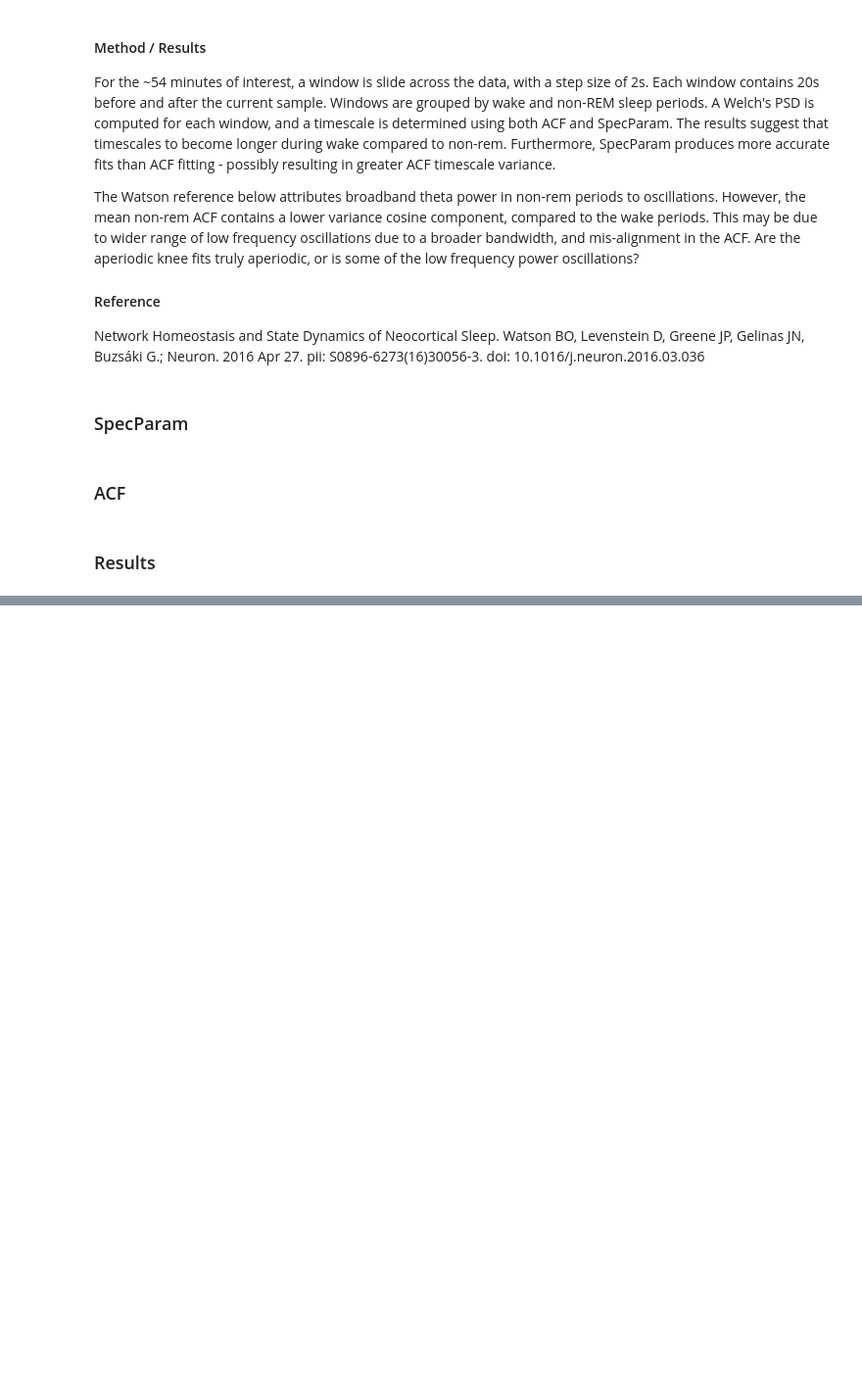
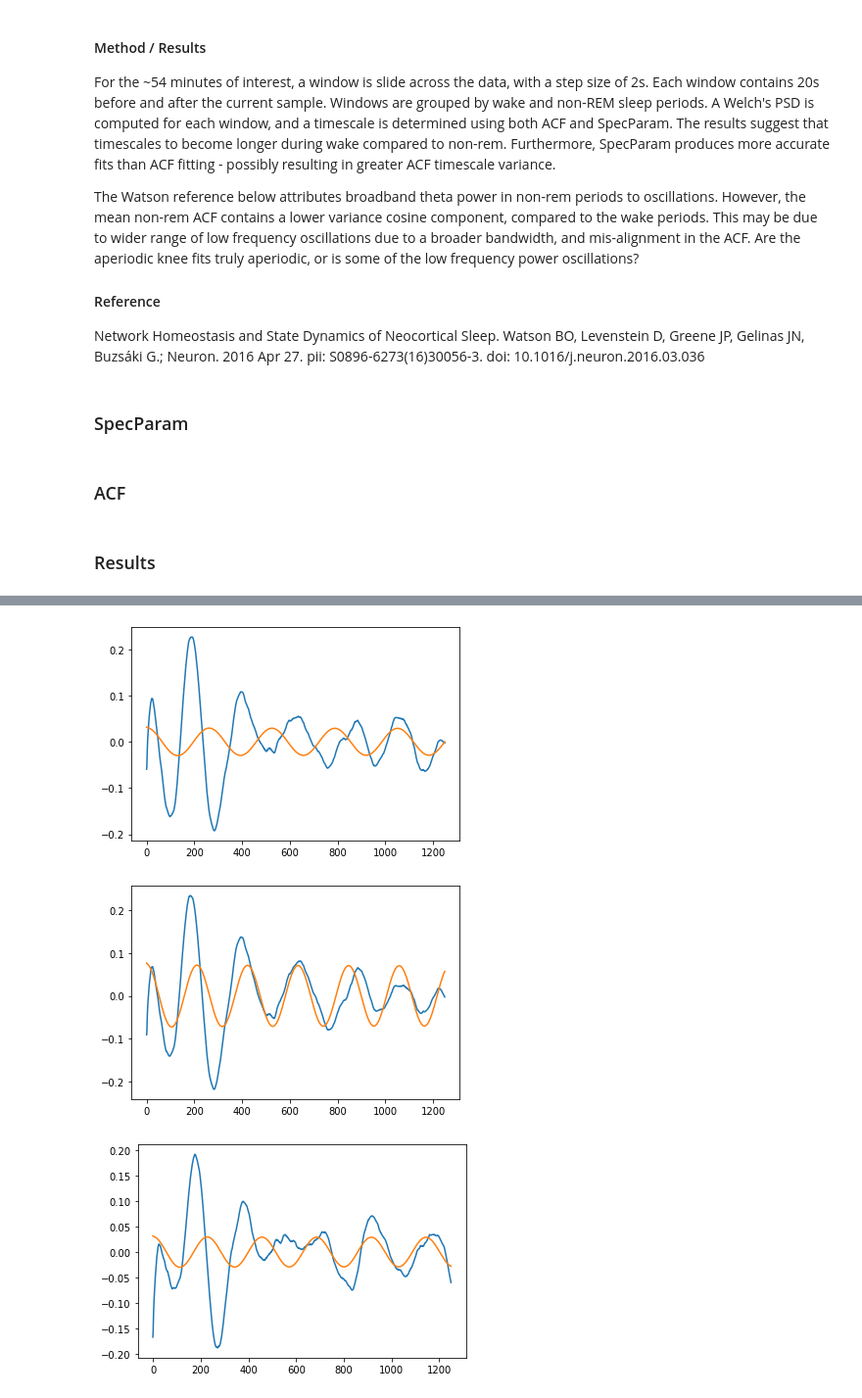
Before and after one commit to voytekresearch/timescale-methods, a Jupyter notebook: notebooks/sliding_window_timescales.ipynb, the cells around one changed output, grey strips where cells are left out. Shown at 98% size. Cells and saved outputs as stored; diff of their text form; code cells hidden in the pictures; blank space fills up the shorter version.

```diff
--- a/notebooks/sliding_window_timescales.ipynb
+++ b/notebooks/sliding_window_timescales.ipynb
@@ -288,0 +302,53 @@ plot_connected_scatter(wake_rsq_acf[wake_keep], nrem_rsq_acf[nrem_keep], axes[1]
+# %%
+_corrs = wake_acf_class[ind].corrs - wake_acf_class[ind].gen_corrs_fit()
+
+xs = np.arange(1, len(_corrs)+1)
+
+
+n_iters = 3
+
+params = np.zeros((n_iters, 5))
+
+_corrs_fit = np.zeros((n_iters, len(_corrs)))
+
+def sim_damped_cos_roll(xs, osc_tau, osc_amp, osc_gamma, osc_freq, shift):
+
+    sig =  np.roll(
+        sim_damped_cos(xs, len(xs), osc_tau, osc_amp, osc_gamma, osc_freq),
+        0
+    )
+
+    return sig
+
+for ind in range(n_iters):
+
+    bounds = [
+        [.001, .1, .001, .1, 0],
+        [1,     10,  .01, 100, len(_corrs)]
+    ]
+
+    p0 = [1e-01, 1, .001, 5, 10]
+
+    _params, _ = curve_fit(
+        lambda xs, osc_tau, osc_amp, osc_gamma, osc_freq, shift : sim_damped_cos_roll(
+            xs, osc_tau, osc_amp, osc_gamma, osc_freq, 0
+        ),
+        xs, _corrs, bounds=bounds, p0=p0, maxfev=10000
+    )
+
+
+    params[ind] = _params
+
+    _corrs_fit[ind] = sim_damped_cos_roll(xs, *_params)
+
+    plt.figure(ind)
+    plt.plot(_corrs)
+    plt.plot(_corrs_fit[ind])
+
+
+    _corrs = _corrs - _corrs_fit[ind]
+    #plt.plot(_corrs)
+# %% [output]
+[figure, added]
+[figure, added]
+[figure, added]
```
Also changed, not shown: parts of 11 cells of this notebook.
